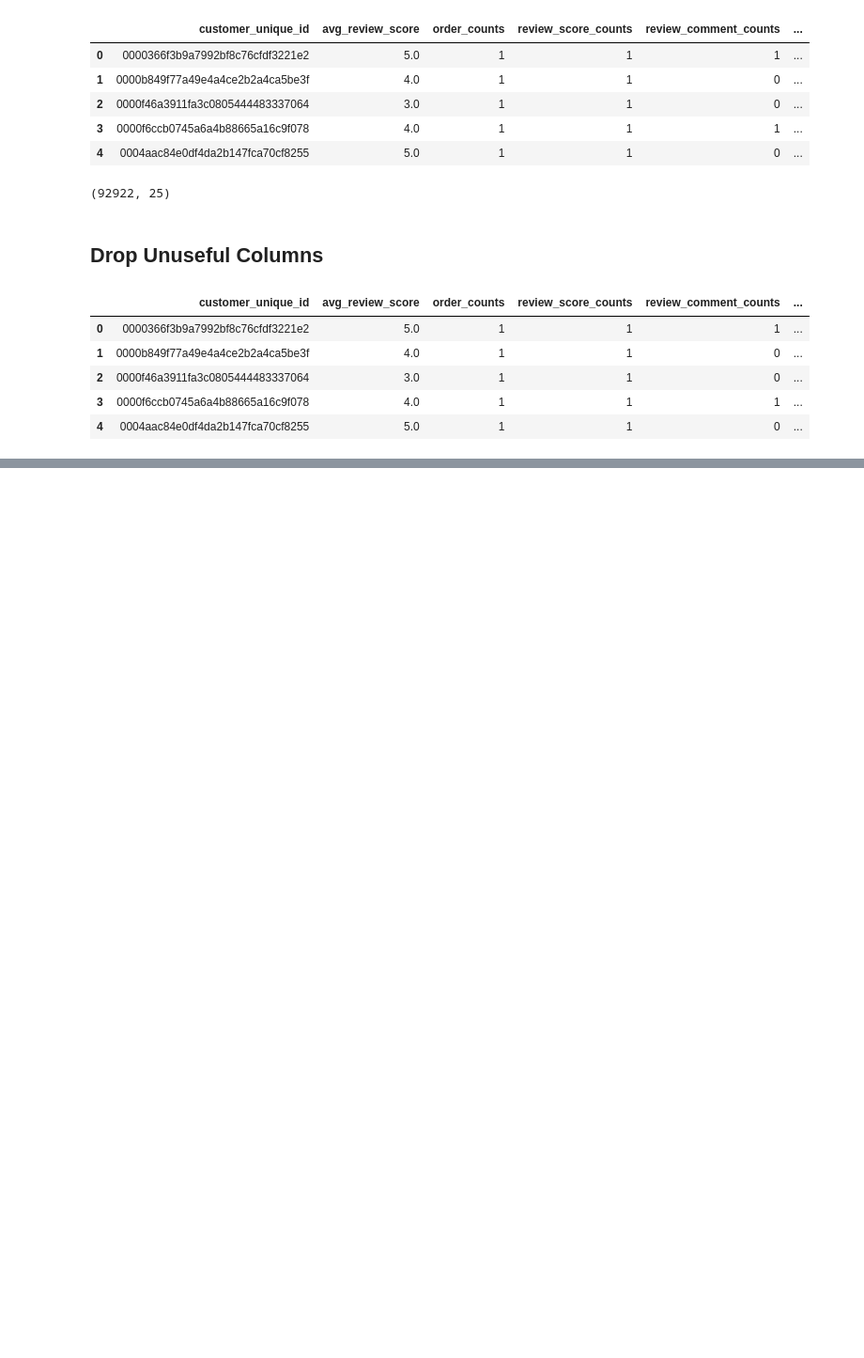
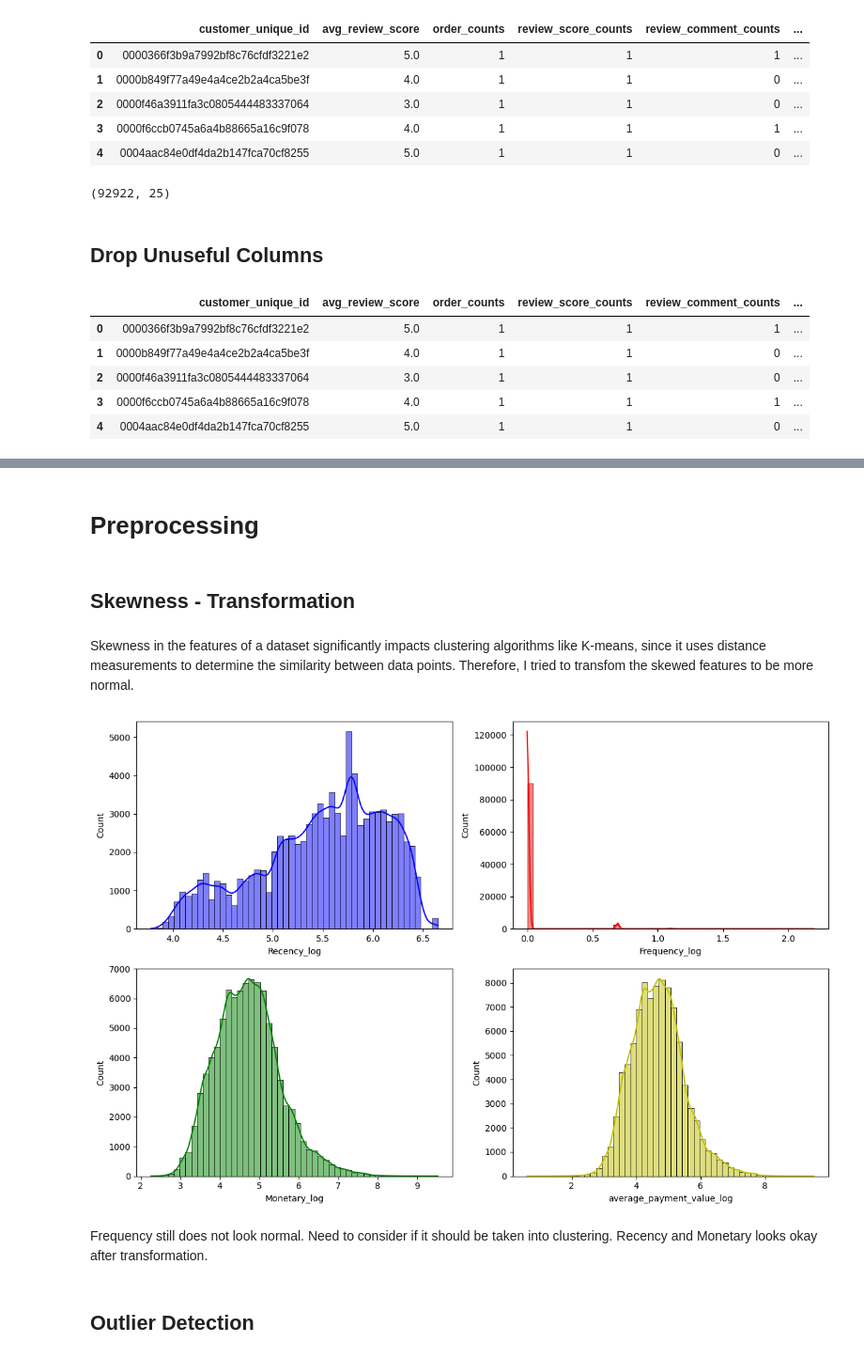
Before and after one commit to CherryLIUxj/Customer-Analysis-Based-On-Olist, a Jupyter notebook: SI618_projectIII.ipynb, the cells around one changed output, grey strips where cells are left out. Shown at 94% size. Saved outputs shown, nothing was run; the diff lists cells and outputs as text; code cells hidden in the pictures; blank space fills up the shorter version.

Commit message:
finished customer segmentation

```diff
--- a/SI618_projectIII.ipynb
+++ b/SI618_projectIII.ipynb
@@ -224,4 +278,4 @@ customer_agg.head()
 | 3 | 0000f6ccb0745a6a4b88665a16c9f078 | 4.0 | 1 | 1 | 1 | ... |
 | 4 | 0004aac84e0df4da2b147fca70cf8255 | 5.0 | 1 | 1 | 0 | ... |
 # %%
-customer_agg.drop(columns=['average_order_value', 'not_defined', 'Missing'], inplace=True)
+customer_agg.drop(columns=['average_order_value', 'not_defined', 'Missing', 'order_counts'], inplace=True)
@@ -227,0 +302,34 @@ customer_agg.drop(columns=['average_order_value', 'not_defined', 'Missing'], inp
+# %% [markdown]
+# Preprocessing
+# %% [markdown]
+## Skewness - Transformation
+# %% [markdown]
+Skewness in the features of a dataset significantly impacts clustering algorithms like K-means, since it uses distance measurements to determine the similarity between data points. Therefore, I tried to transfom the skewed features to be more normal.
+# %%
+customer_agg['Recency_log'] = np.log(customer_agg['Recency'])
+customer_agg['Frequency_log'] = np.log(customer_agg['Frequency'])
+customer_agg['Monetary_log'] = np.log(customer_agg['Monetary'])
+customer_agg['average_payment_value_log'] = np.log(customer_agg['average_payment_value'])
+# %%
+plt.figure(figsize=(12,8))
+
+plt.subplot(2,2,1)
+sns.histplot(customer_agg['Recency_log'], color='b', bins=50, kde=True)
+
+plt.subplot(2,2,2)
+sns.histplot(customer_agg['Frequency_log'], color='r', bins=50, kde=True)
+
+plt.subplot(2,2,3)
+sns.histplot(customer_agg['Monetary_log'], color='g', bins=50, kde=True)
+
+plt.subplot(2,2,4)
+sns.histplot(customer_agg['average_payment_value_log'], color='y', bins=50, kde=True)
+
+plt.tight_layout()
+plt.show()
+# %% [output]
+[figure, added]
+# %% [markdown]
+Frequency still does not look normal. Need to consider if it should be taken into clustering. Recency and Monetary looks okay after transformation.
+# %% [markdown]
+## Outlier Detection
```
Also changed, not shown: parts of 105 cells of this notebook, 4 other files.
